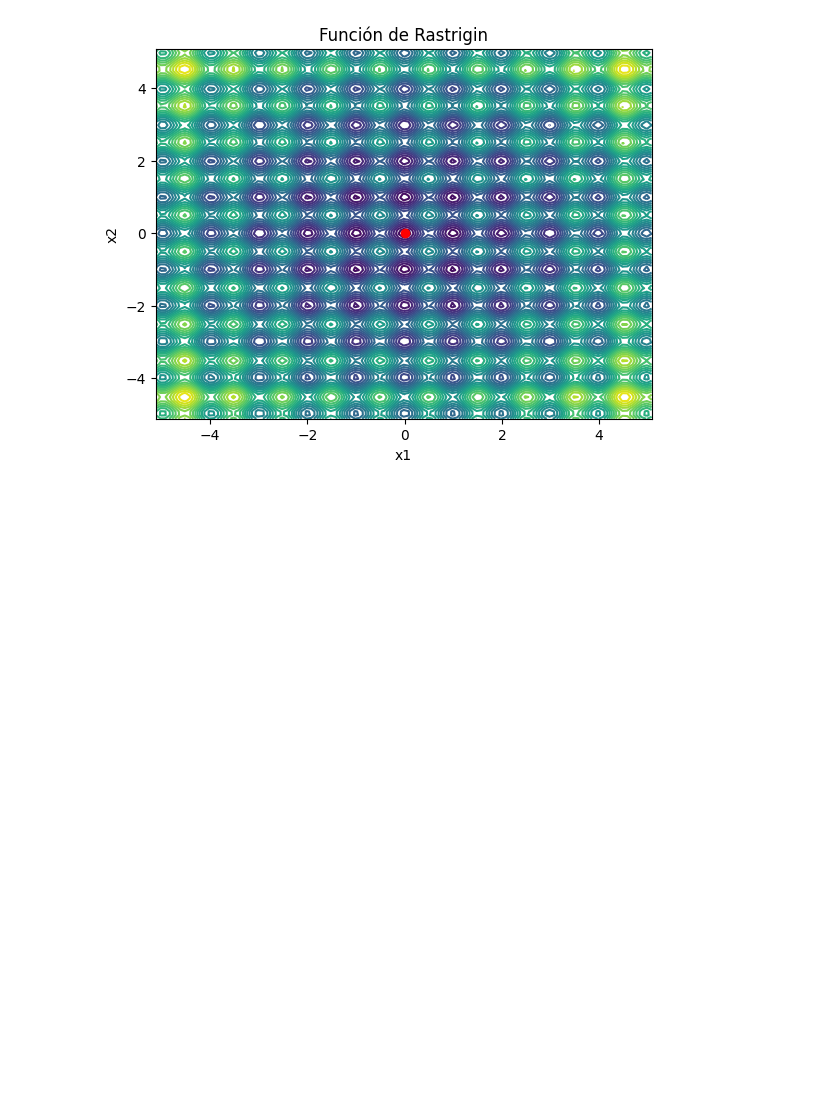
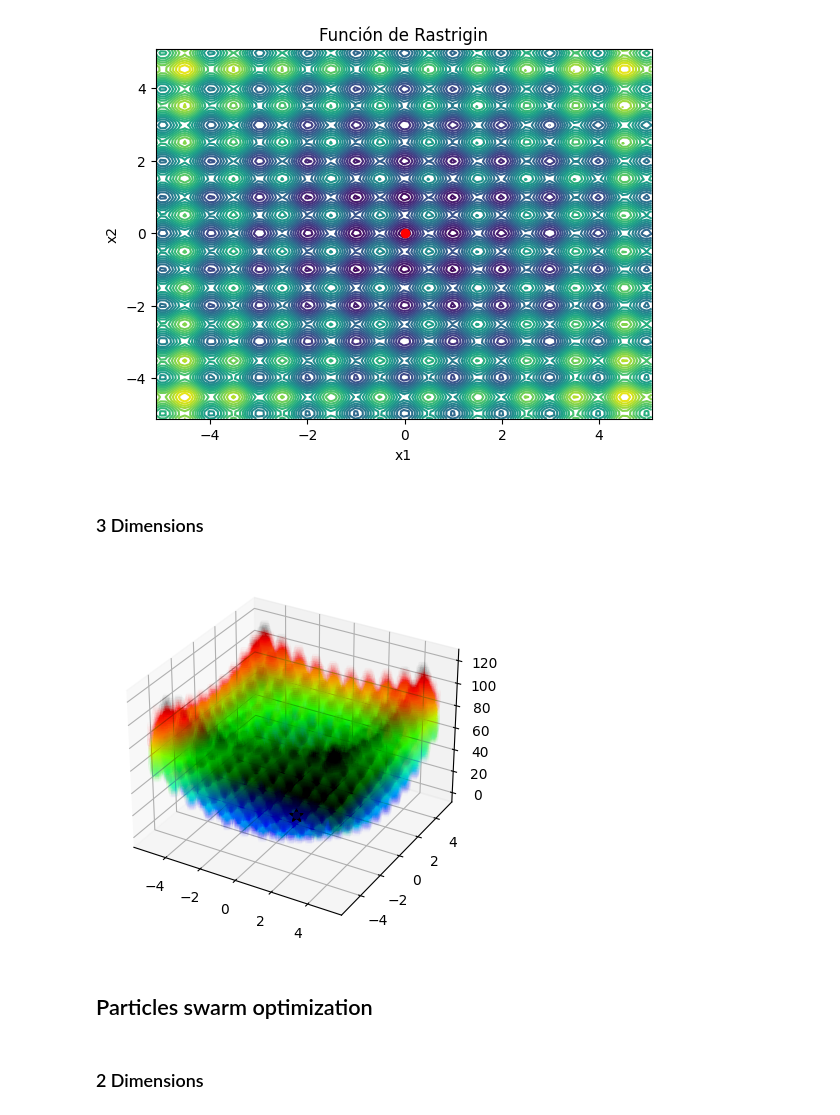
Before and after one commit to Jcortes99/NeuronalNetworksFirstWork, a Jupyter notebook: Punto1/Rastrigin.ipynb, the cells around one changed output. Saved outputs shown, nothing was run; the diff lists cells and outputs as text; code cells hidden in the pictures; blank space fills up the shorter version.

```diff
--- a/Punto1/Rastrigin.ipynb
+++ b/Punto1/Rastrigin.ipynb
@@ -271,8 +289,5 @@ if __name__ == '__main__':
     ax.scatter(xOp, yOp, zOp, c=fxOp, cmap='jet')
 
     plt.show()
-
-    ax.plot(xOp, yOp, zOp, 'rx', markersize=100)
-    plt.show()
 # %% [output]
 [figure]
@@ -306,3 +323,44 @@ plt.ylabel('x2')
 plt.show()
 # %% [output]
 [figure]
+# %% [markdown]
+### 3 Dimensions
+# %%
+import numpy as np
+from scipy.optimize import differential_evolution
+import matplotlib.pyplot as plt
+
+def f_rastrigin3d_vec(x):
+    x1 = x[0]
+    x2 = x[1]
+    x3 = x[2]
+    y = 30 + x1**2 - 10*np.cos(2*np.pi*x1) + x2**2 - 10*np.cos(2*np.pi*x2) + x3**2 - 10*np.cos(2*np.pi*x3)
+    return y
+
+bounds = [(-5.12, 5.12), (-5.12, 5.12), (-5.12, 5.12)]
+opt_ras01 = differential_evolution(f_rastrigin2d_vec, bounds)
+
+# Plotting the function and the optimum
+delta = 0.1
+x1, x2, x3 = np.meshgrid(np.arange(-5.12, 5.12, delta), np.arange(-5.12, 5.12, delta), np.arange(-5.12, 5.12, delta))
+Z = f_rastrigin3d_vec([x1, x2, x3])
+
+fig=plt.figure()
+ax = fig.add_subplot( projection='3d')
+img = ax.scatter(x1, x2, Z, c=Z, cmap='jet', marker=',',alpha=0.002)
+
+# plt.show()
+ax.plot(opt_ras01.x[0], opt_ras01.x[1], opt_ras01.x[2], c='black',marker='*',markersize=10)
+ax.scatter(opt_ras01.x[0], opt_ras01.x[1], opt_ras01.x[2], c=opt_ras01.x[2])
+
+
+# ax.plot(xOp, yOp, zOp, 'rx', markersize=10)
+# ax.scatter(xOp, yOp, zOp, c=fxOp, cmap='jet')
+
+plt.show()
+# %% [output]
+[figure, added]
+# %% [markdown]
+## Particles swarm optimization
+# %% [markdown]
+### 2 Dimensions
```
Also changed, not shown: parts of 15 cells of this notebook.
